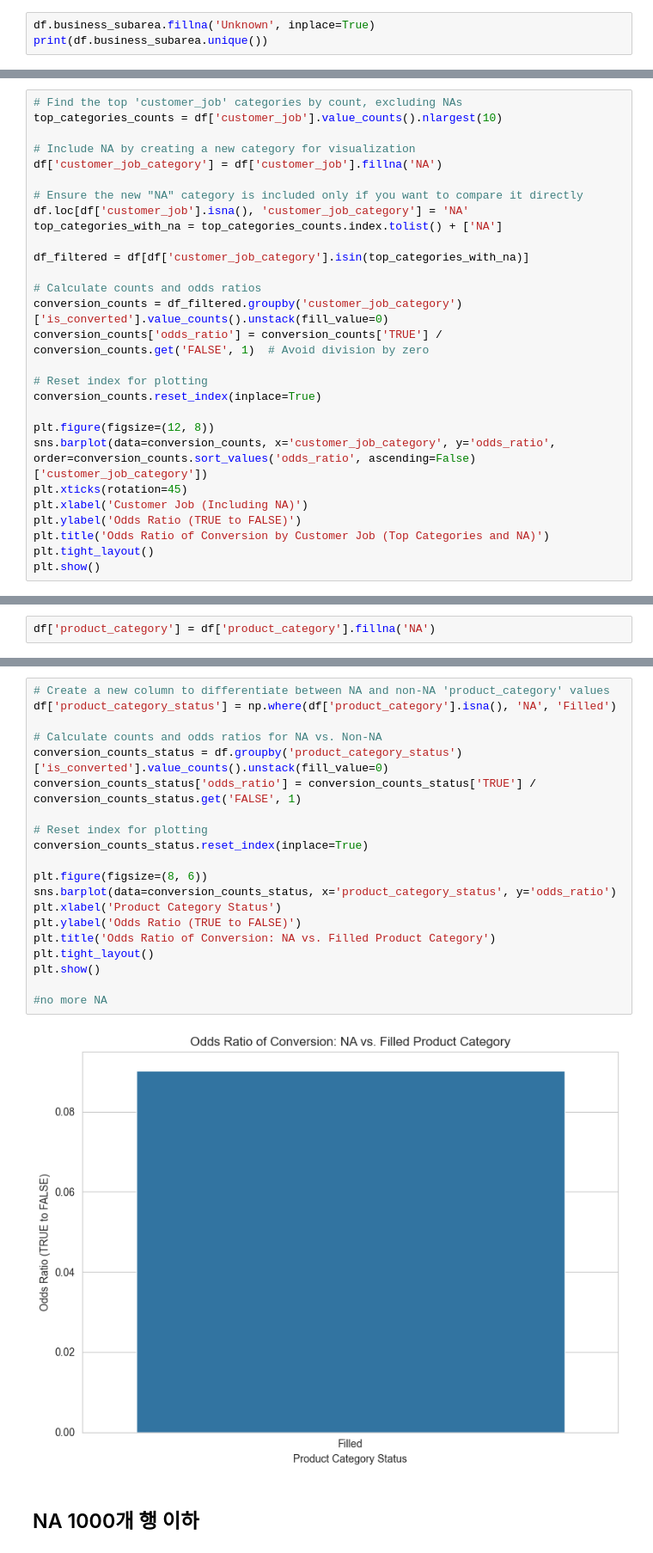
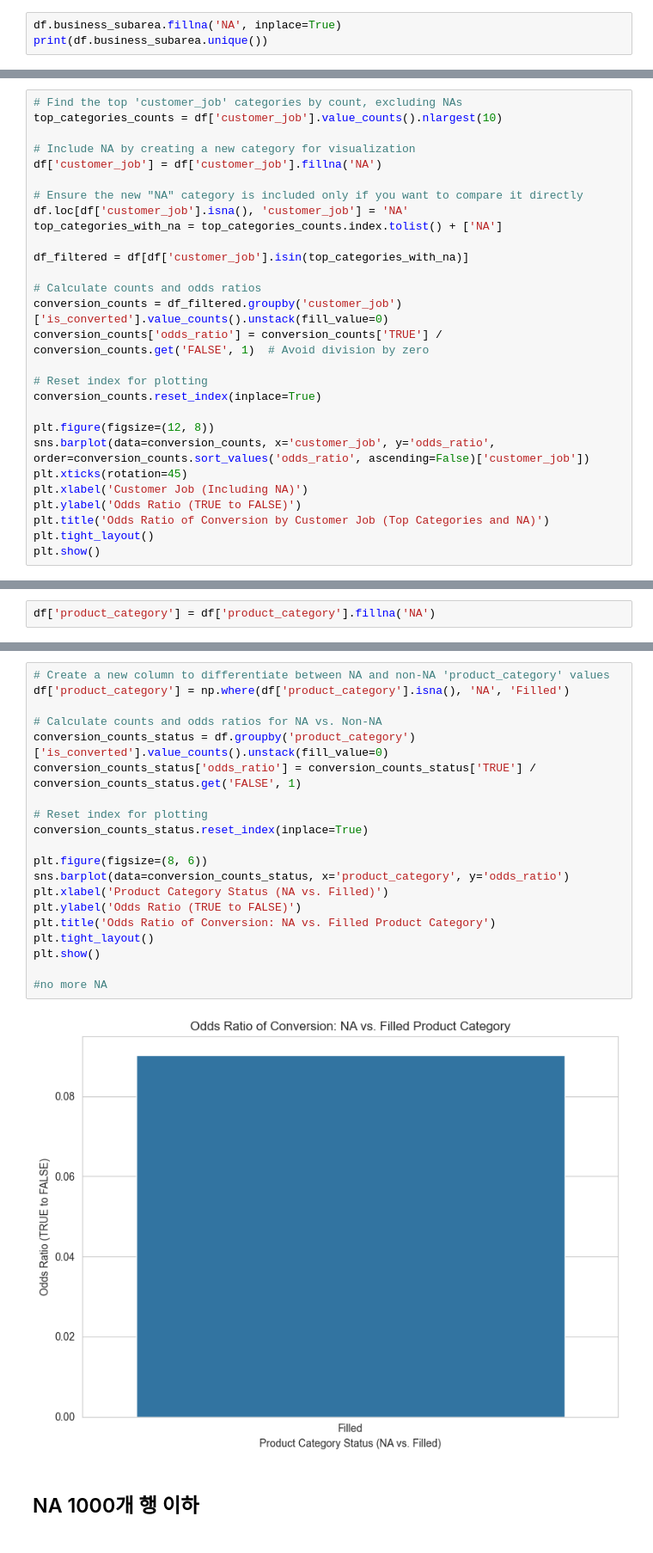
Before and after one commit to AhyoungOh/Coffee, a Jupyter notebook: NA_preprocess.ipynb, the cells around one changed output, grey strips where cells are left out. Shown at 86% size. Cells and saved outputs as stored; diff of their text form.

```diff
--- a/preprocess.ipynb
+++ b/NA_preprocess.ipynb
@@ -77,6 +77,6 @@ print(df.idit_strategic_ver.unique())
 [0. 1.]
 [0. 1.]
 # %%
-df.business_subarea.fillna('Unknown', inplace=True)
+df.business_subarea.fillna('NA', inplace=True)
 print(df.business_subarea.unique())
 # %% [output]
@@ -690,23 +780,23 @@ df['customer_job'] = df['customer_job'].fillna('NA')
 top_categories_counts = df['customer_job'].value_counts().nlargest(10)
 
 # Include NA by creating a new category for visualization
-df['customer_job_category'] = df['customer_job'].fillna('NA')
+df['customer_job'] = df['customer_job'].fillna('NA')
 
 # Ensure the new "NA" category is included only if you want to compare it directly
-df.loc[df['customer_job'].isna(), 'customer_job_category'] = 'NA'
+df.loc[df['customer_job'].isna(), 'customer_job'] = 'NA'
 top_categories_with_na = top_categories_counts.index.tolist() + ['NA']
 
-df_filtered = df[df['customer_job_category'].isin(top_categories_with_na)]
+df_filtered = df[df['customer_job'].isin(top_categories_with_na)]
 
 # Calculate counts and odds ratios
-conversion_counts = df_filtered.groupby('customer_job_category')['is_converted'].value_counts().unstack(fill_value=0)
+conversion_counts = df_filtered.groupby('customer_job')['is_converted'].value_counts().unstack(fill_value=0)
 conversion_counts['odds_ratio'] = conversion_counts['TRUE'] / conversion_counts.get('FALSE', 1)  # Avoid division by zero
 
 # Reset index for plotting
 conversion_counts.reset_index(inplace=True)
 
 plt.figure(figsize=(12, 8))
-sns.barplot(data=conversion_counts, x='customer_job_category', y='odds_ratio', order=conversion_counts.sort_values('odds_ratio', ascending=False)['customer_job_category'])
+sns.barplot(data=conversion_counts, x='customer_job', y='odds_ratio', order=conversion_counts.sort_values('odds_ratio', ascending=False)['customer_job'])
 plt.xticks(rotation=45)
 plt.xlabel('Customer Job (Including NA)')
 plt.ylabel('Odds Ratio (TRUE to FALSE)')
@@ -745,26 +835,26 @@ plt.show()
 [figure]
 # %%
 # Create a new column to differentiate between NA and non-NA 'product_category' values
-df['product_category_status'] = np.where(df['product_category'].isna(), 'NA', 'Filled')
+df['product_category'] = np.where(df['product_category'].isna(), 'NA', 'Filled')
 
 # Calculate counts and odds ratios for NA vs. Non-NA
-conversion_counts_status = df.groupby('product_category_status')['is_converted'].value_counts().unstack(fill_value=0)
+conversion_counts_status = df.groupby('product_category')['is_converted'].value_counts().unstack(fill_value=0)
 conversion_counts_status['odds_ratio'] = conversion_counts_status['TRUE'] / conversion_counts_status.get('FALSE', 1)
 
 # Reset index for plotting
 conversion_counts_status.reset_index(inplace=True)
 
 plt.figure(figsize=(8, 6))
-sns.barplot(data=conversion_counts_status, x='product_category_status', y='odds_ratio')
-plt.xlabel('Product Category Status')
+sns.barplot(data=conversion_counts_status, x='product_category', y='odds_ratio')
+plt.xlabel('Product Category Status (NA vs. Filled)')
 plt.ylabel('Odds Ratio (TRUE to FALSE)')
 plt.title('Odds Ratio of Conversion: NA vs. Filled Product Category')
 plt.tight_layout()
 plt.show()
 
 #no more NA
 # %% [output]
-[figure, old version]
+[figure, new version]
 # %% [markdown]
 ## NA 1000개 행 이하
 # %%
```
Also changed, not shown: parts of 8 cells of this notebook, 3 other files.
